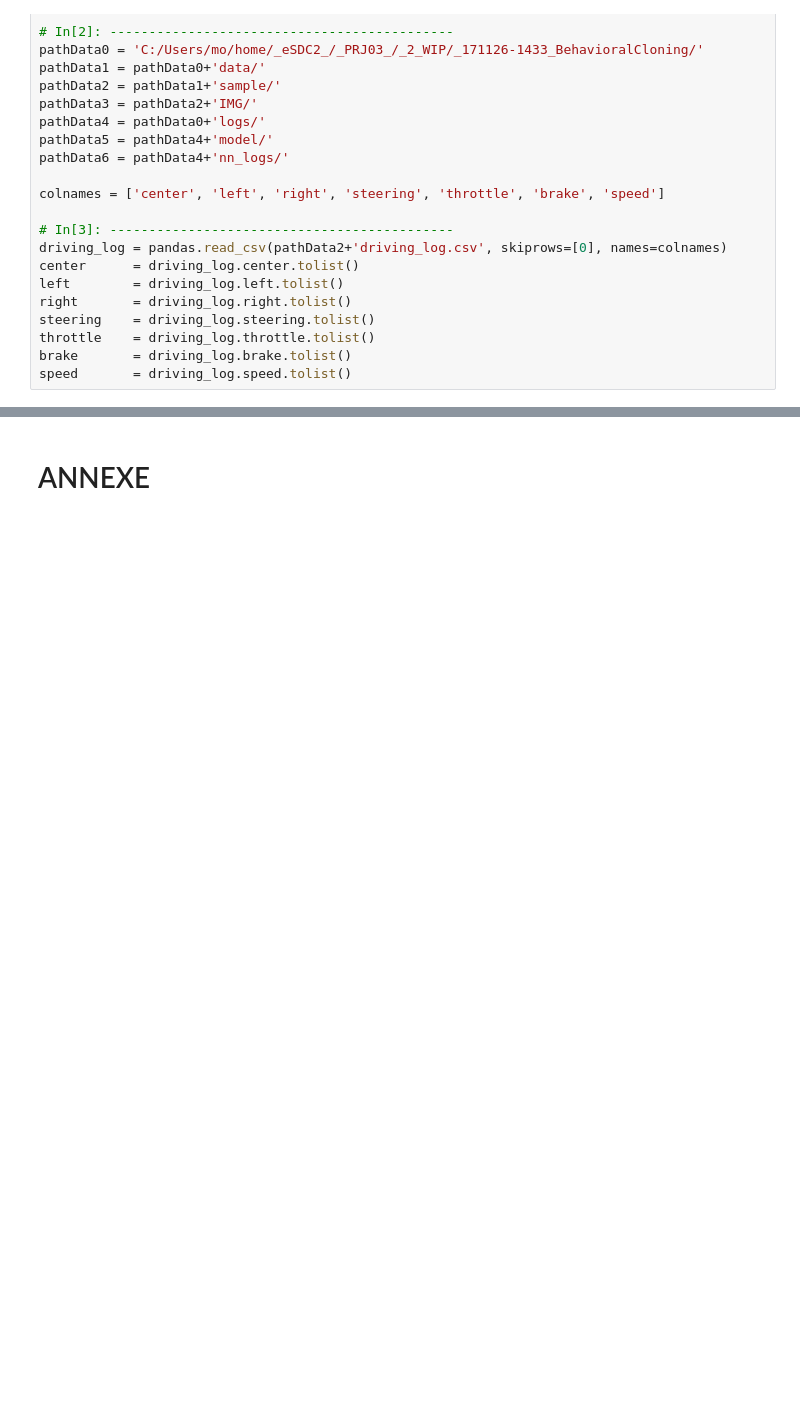
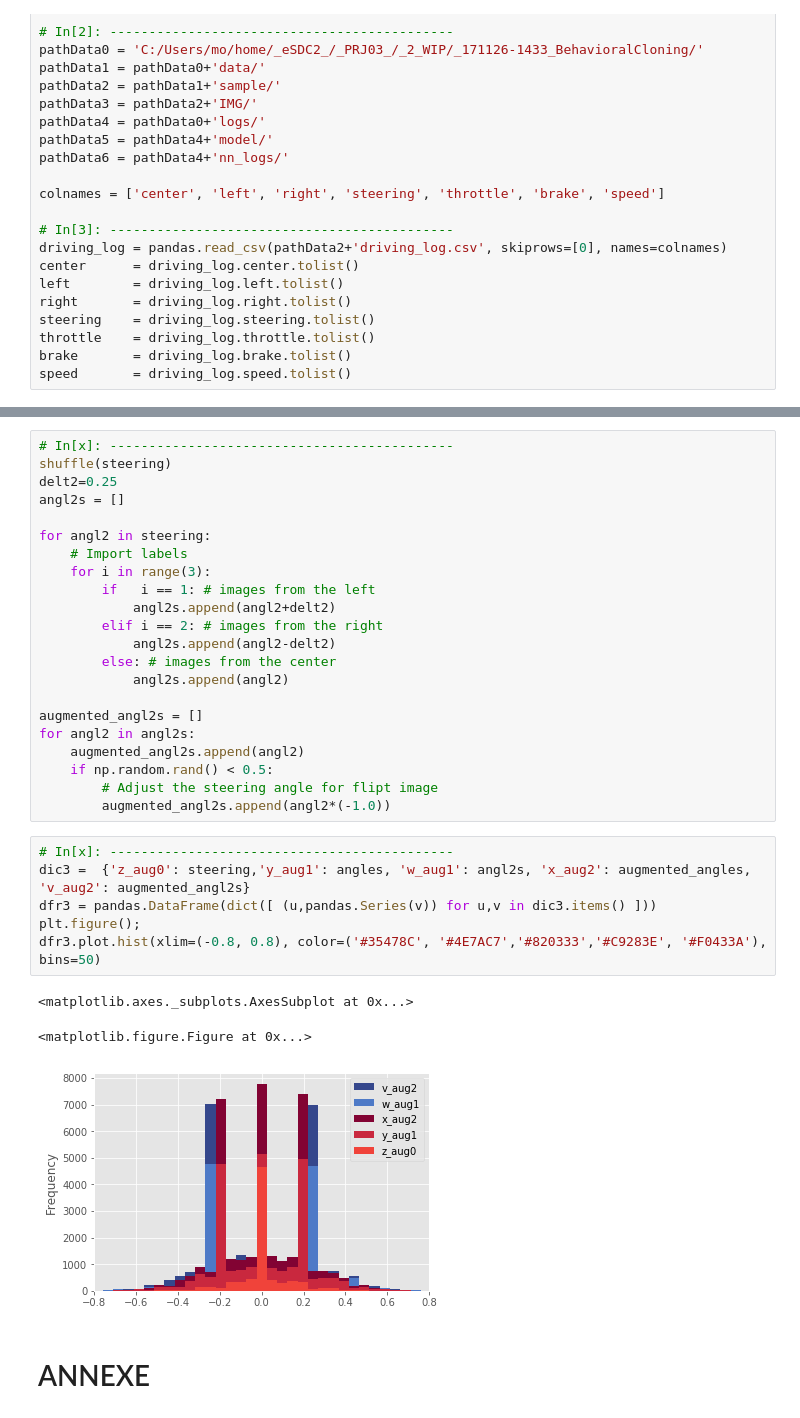
Before and after one commit to chatmoon/SDC_PRJ03_Cloning, a Jupyter notebook: _01_WIP/_Writeup_/_DATA EXPLORATION_.ipynb, the cells around one changed output, grey strips where cells are left out. Cells and saved outputs as stored; diff of their text form; blank space fills up the shorter version.

```diff
--- a/_01_WIP/_Writeup_/_DATA EXPLORATION_.ipynb
+++ b/_01_WIP/_Writeup_/_DATA EXPLORATION_.ipynb
@@ -67,2 +106,34 @@ df10.plot.hist(stacked=True, bins=20)
+# %%
+# In[x]: --------------------------------------------
+shuffle(steering)
+delt2=0.25
+angl2s = []
+
+for angl2 in steering:
+    # Import labels
+    for i in range(3):
+        if   i == 1: # images from the left
+            angl2s.append(angl2+delt2)
+        elif i == 2: # images from the right
+            angl2s.append(angl2-delt2)
+        else: # images from the center
+            angl2s.append(angl2)
+
+augmented_angl2s = []
+for angl2 in angl2s:
+    augmented_angl2s.append(angl2)
+    if np.random.rand() < 0.5:
+        # Adjust the steering angle for flipt image
+        augmented_angl2s.append(angl2*(-1.0))
+# %%
+# In[x]: --------------------------------------------
+dic3 =  {'z_aug0': steering,'y_aug1': angles, 'w_aug1': angl2s, 'x_aug2': augmented_angles, 'v_aug2': augmented_angl2s}
+dfr3 = pandas.DataFrame(dict([ (u,pandas.Series(v)) for u,v in dic3.items() ]))
+plt.figure();
+dfr3.plot.hist(xlim=(-0.8, 0.8), color=('#35478C', '#4E7AC7','#820333','#C9283E', '#F0433A'), bins=50)
+# %% [output]
+<matplotlib.axes._subplots.AxesSubplot at 0x...>
+<matplotlib.figure.Figure at 0x...>
+[figure, added]
 # %% [markdown]
 # ANNEXE
```
Also changed, not shown: parts of 19 cells of this notebook, 6 other files.
